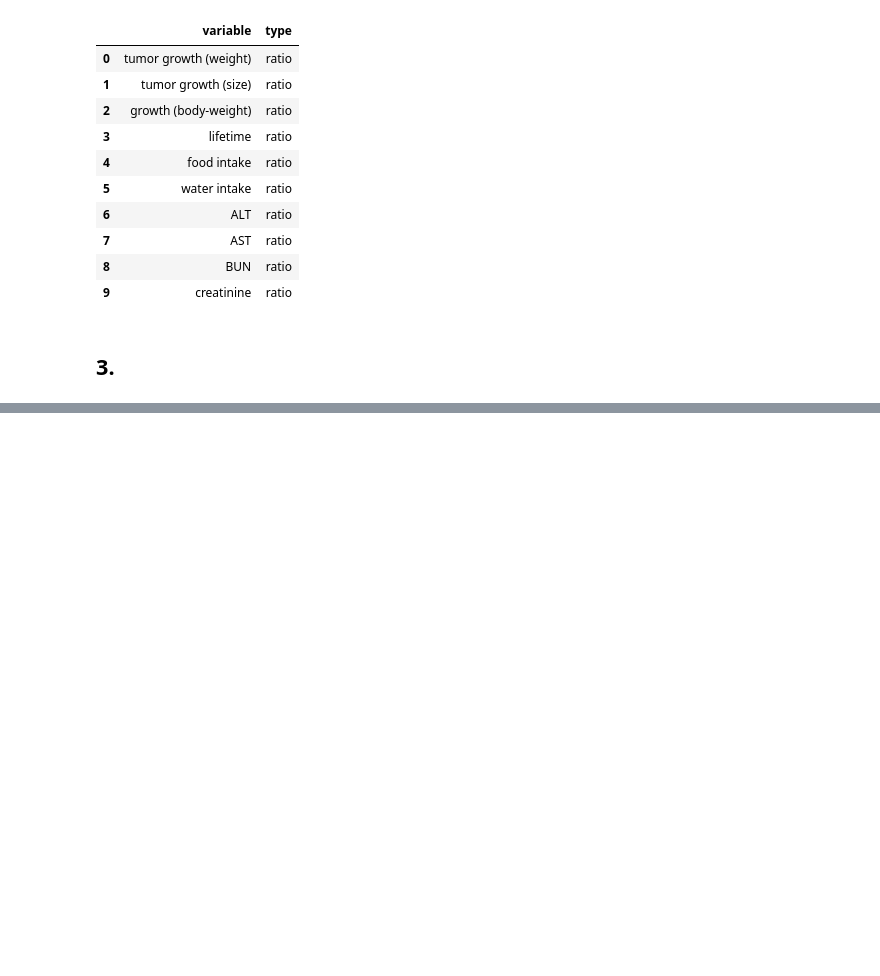
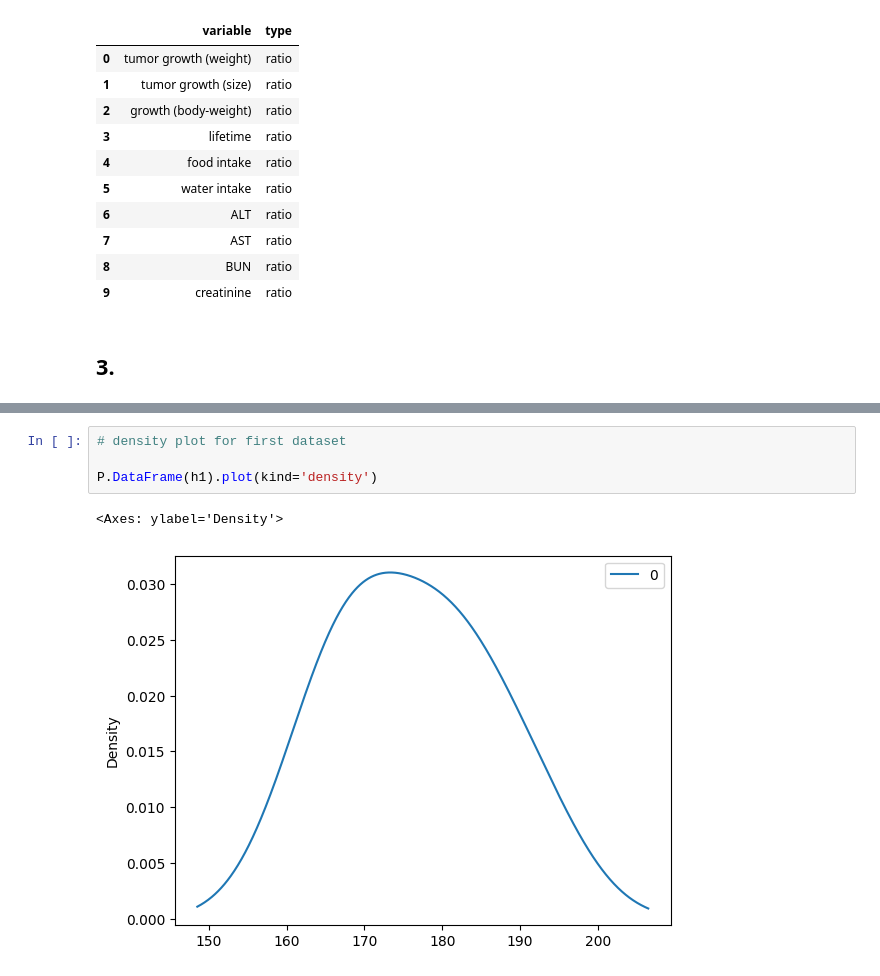
Before and after one commit to konstanyman/E2, a Jupyter notebook: e2-notebook.ipynb, the cells around one changed output, grey strips where cells are left out. Saved outputs shown, nothing was run; the diff lists cells and outputs as text; blank space fills up the shorter version.

```diff
--- a/e2-notebook.ipynb
+++ b/e2-notebook.ipynb
@@ -249,0 +292,7 @@ dtype: int64
+# %%
+# density plot for first dataset
+
+P.DataFrame(h1).plot(kind='density')
+# %% [output]
+<Axes: ylabel='Density'>
+[figure, added]
```
Also changed, not shown: parts of 17 cells of this notebook, 1 other file.
